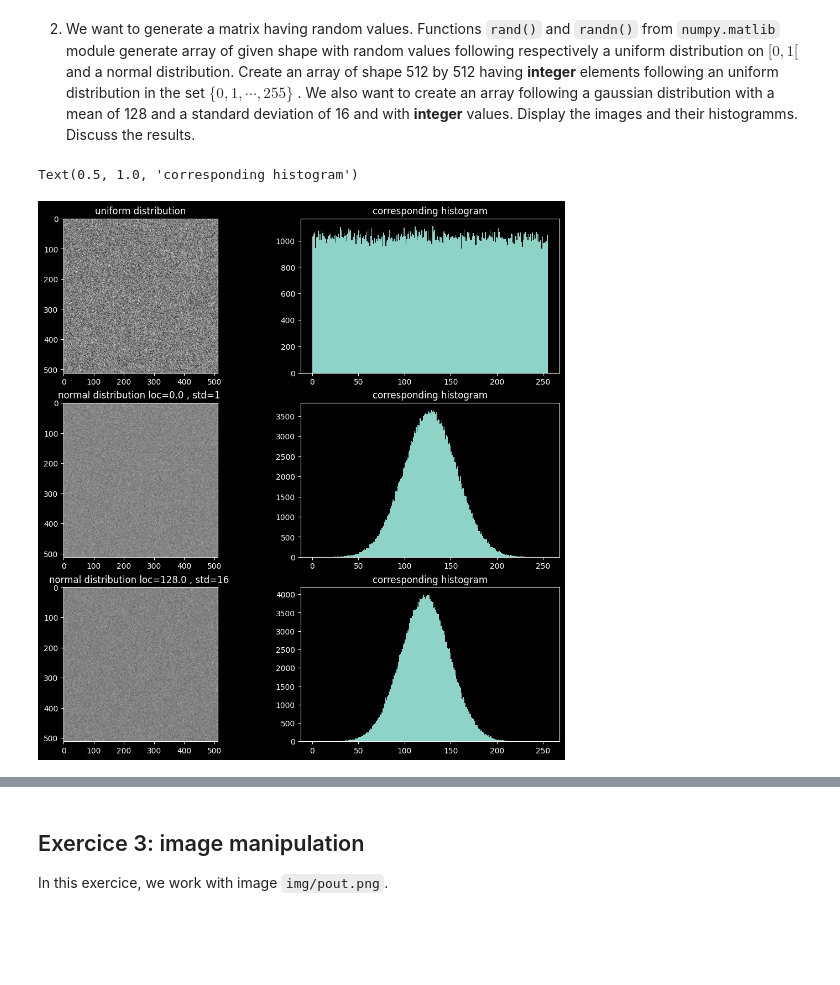
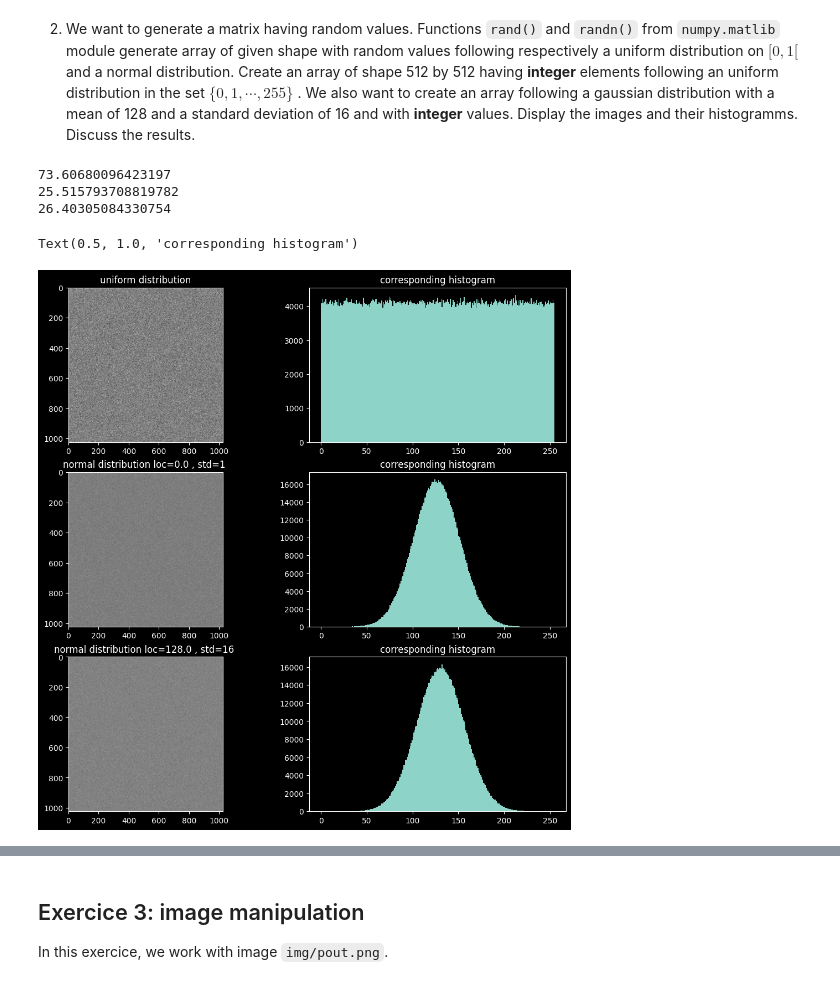
Before and after one commit to HugoRdet/BIMA, a Jupyter notebook: TME1/TME1.ipynb, the cells around one changed output, grey strips where cells are left out. Cells and saved outputs as stored; diff of their text form; code cells hidden in the pictures; blank space fills up the shorter version.

```diff
--- a/TME1/TME1.ipynb
+++ b/TME1/TME1.ipynb
@@ -415,24 +424,35 @@ Text(0.5, 1.0, 'corresponding histogram')
 # %%
 axs = (plt.figure(constrained_layout=True,figsize=(w/40,h/40))
        .subplots(3, 2, sharex=False, sharey=False))
 
-axs[0][0].imshow(np.random.uniform(0,255,(512,512)).astype(int))
+dimension=1024
+tab_uniforme=np.random.uniform(0,255,(dimension,dimension)).astype(int)
+tab_normale_10=np.random.normal(0,1,(dimension,dimension))
+tab_normale_128=np.random.normal(128,16,(dimension,dimension))
+
+axs[0][0].imshow(tab_uniforme)
 axs[0][0].set_title('uniform distribution')
 
-axs[0][1].hist(np.random.uniform(0,255,(512,512)).astype(int).ravel(),range(256))
+axs[0][1].hist(tab_uniforme.ravel(),range(256))
+print(np.std(tab_uniforme))
 axs[0][1].set_title('corresponding histogram')
 
-axs[1][0].imshow(normalizeImage(np.random.normal(0,1,(512,512)),1,255).astype(int))
+axs[1][0].imshow(normalizeImage(tab_normale_10,1,255).astype(int))
 axs[1][0].set_title('normal distribution loc=0.0 , std=1 ')
 
-axs[1][1].hist(normalizeImage(np.random.normal(0,1,(512,512)),1,255).astype(int).ravel(),range(256))
+axs[1][1].hist(normalizeImage(tab_normale_10,1,255).astype(int).ravel(),range(256))
+print(np.std(normalizeImage(tab_normale_10,1,255).astype(int)))
 axs[1][1].set_title('corresponding histogram')
 
-axs[2][0].imshow(normalizeImage(np.random.normal(128,16,(512,512)),1,255).astype(int))
+axs[2][0].imshow(normalizeImage(tab_normale_128,1,255).astype(int))
 axs[2][0].set_title('normal distribution loc=128.0 , std=16 ')
 
-axs[2][1].hist(normalizeImage(np.random.normal(128,16,(512,512)),1,255).astype(int).ravel(),range(256))
+axs[2][1].hist(normalizeImage(tab_normale_128,1,255).astype(int).ravel(),range(256))
+print(np.std(normalizeImage(tab_normale_128,0,255).astype(int)))
 axs[2][1].set_title('corresponding histogram')
 # %% [output]
-Text(0.5, 1.0, 'corresponding histogram')
+73.60680096423197
+25.515793708819782
+26.40305084330754
+Text(0.5, 1.0, 'corresponding histogram')
-[figure, old version]
+[figure, new version]
```
Also changed, not shown: parts of 3 cells of this notebook.
